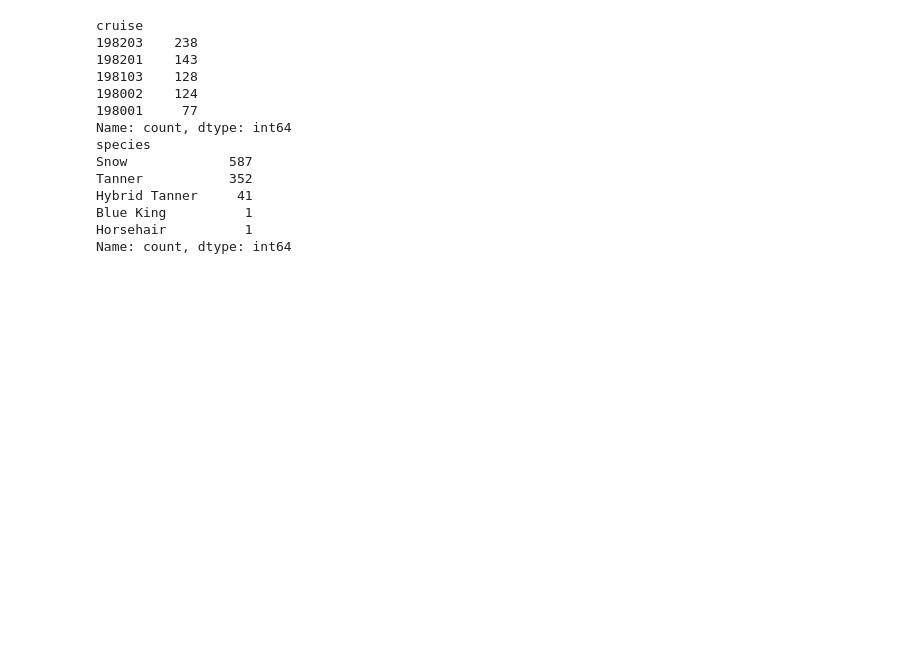
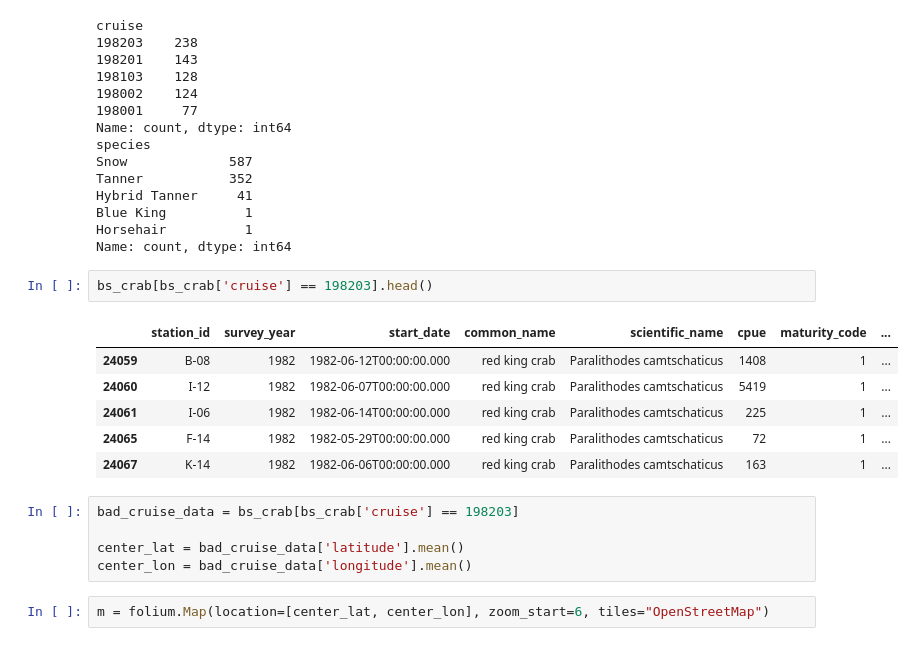
Before and after one commit to seanfahey1127/capstone-da14, a Jupyter notebook: notebook/bs_crab.ipynb, the cells around one changed output. Cells and saved outputs as stored; diff of their text form; blank space fills up the shorter version.

```diff
--- a/notebook/bs_crab.ipynb
+++ b/notebook/bs_crab.ipynb
@@ -102,3 +128,19 @@ Hybrid Tanner     41
 Blue King          1
 Horsehair          1
 Name: count, dtype: int64
+# %%
+bs_crab[bs_crab['cruise'] == 198203].head()
+# %% [output]
+|  | station_id | survey_year | start_date | common_name | scientific_name | cpue | maturity_code | ... |
+| 24059 | B-08 | 1982 | 1982-06-12T00:00:00.000 | red king crab | Paralithodes camtschaticus | 1408 | 1 | ... |
+| 24060 | I-12 | 1982 | 1982-06-07T00:00:00.000 | red king crab | Paralithodes camtschaticus | 5419 | 1 | ... |
+| 24061 | I-06 | 1982 | 1982-06-14T00:00:00.000 | red king crab | Paralithodes camtschaticus | 225 | 1 | ... |
+| 24065 | F-14 | 1982 | 1982-05-29T00:00:00.000 | red king crab | Paralithodes camtschaticus | 72 | 1 | ... |
+| 24067 | K-14 | 1982 | 1982-06-06T00:00:00.000 | red king crab | Paralithodes camtschaticus | 163 | 1 | ... |
+# %%
+bad_cruise_data = bs_crab[bs_crab['cruise'] == 198203]
+
+center_lat = bad_cruise_data['latitude'].mean()
+center_lon = bad_cruise_data['longitude'].mean()
+# %%
+m = folium.Map(location=[center_lat, center_lon], zoom_start=6, tiles="OpenStreetMap")
```
Also changed, not shown: parts of 6 cells of this notebook.
